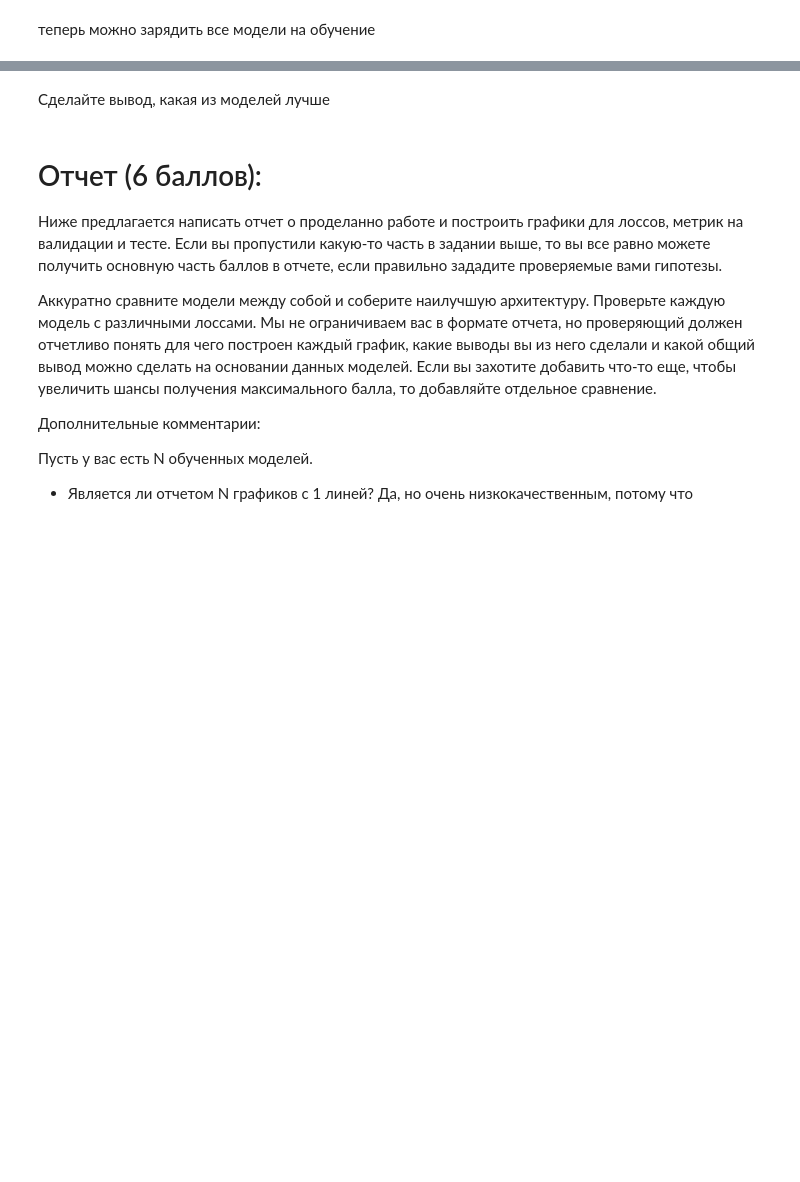
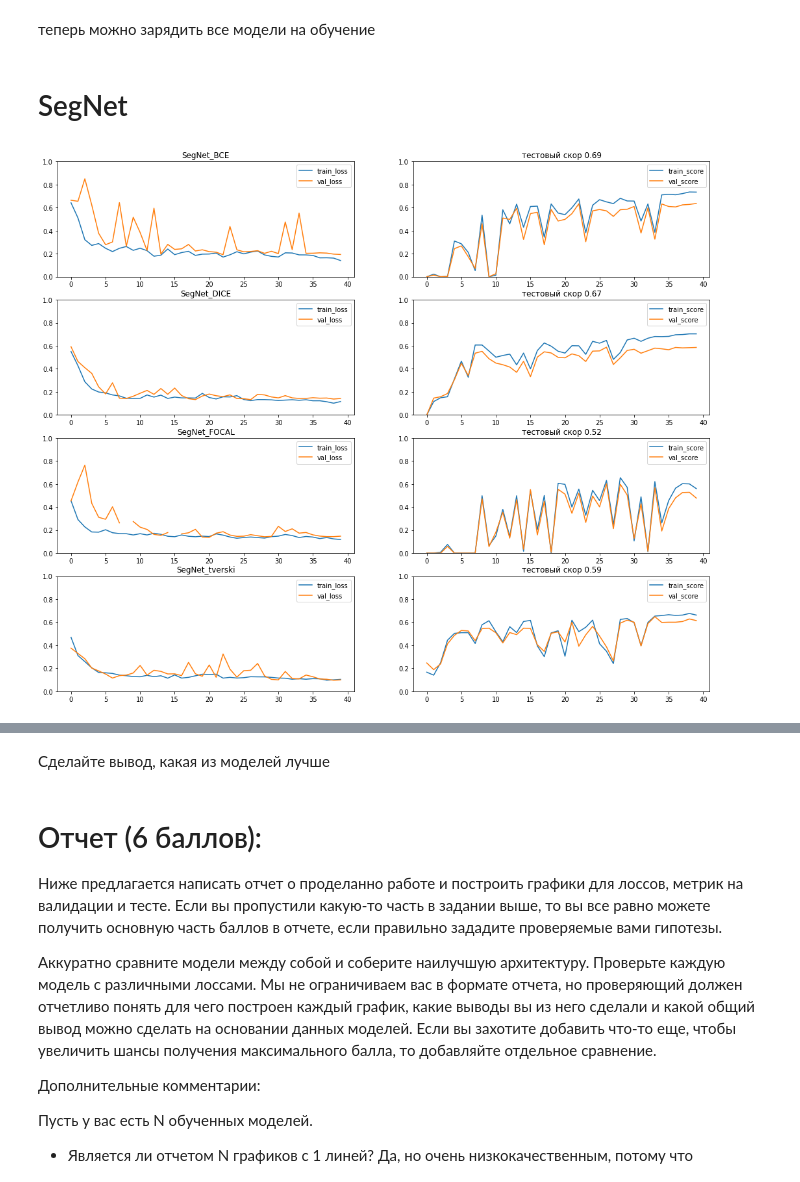
Before and after one commit to hukitoc94/DLS, a Jupyter notebook: semantic_segmentation_hukitoc94.ipynb, the cells around one changed output, grey strips where cells are left out. Cells and saved outputs as stored; diff of their text form; code cells hidden in the pictures; blank space fills up the shorter version.

```diff
--- a/semantic_segmentation_hukitoc94.ipynb
+++ b/semantic_segmentation_hukitoc94.ipynb
@@ -939,0 +970,17 @@ UNet2_boundary_results = model_result(UNet2, boundary_loss, "UNet2_boundary")
+# %% [markdown]
+# SegNet
+# %%
+fig, ax  = plt.subplots(4,2, figsize = (18,15) )
+
+
+name_list = ['SegNet_BCE','SegNet_DICE', 'SegNet_FOCAL', 'SegNet_tverski']
+models = [SegNet_BCE_results, SegNet_DICE_results, SegNet_FOCAL_results, SegNet_tverski_results]
+
+for i in range(len(models)):
+  ts = models[i].test_score[0]
+  models[i][['train_loss',"val_loss"]].plot(ax = ax[i,0])
+  ax[i,0].set(title = name_list[i], ylim = (0,1))
+  models[i][['train_score',"val_score"]].plot(ax = ax[i,1])
+  ax[i,1].set(title = f'тестовый скор {round(ts,2)}', ylim = (0,1))
+# %% [output]
+[figure, added]
```
Also changed, not shown: parts of 22 cells of this notebook.
